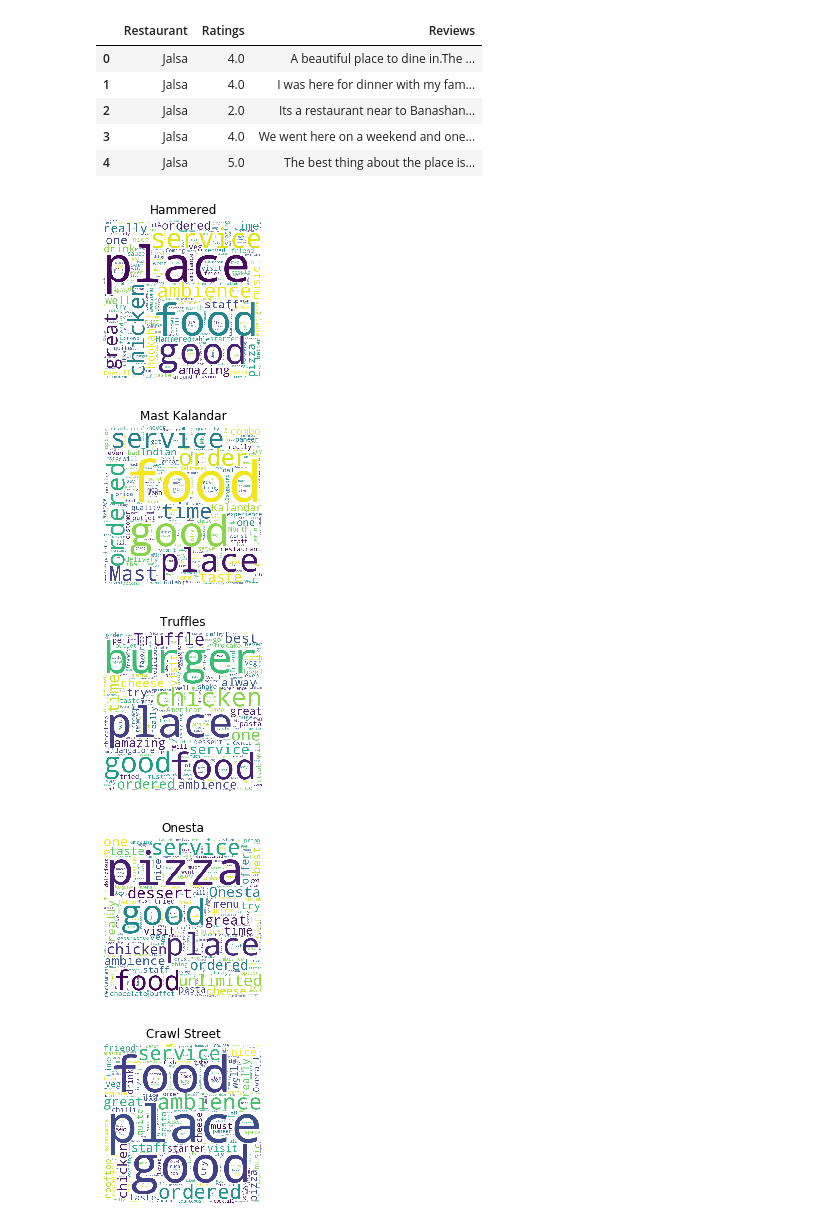
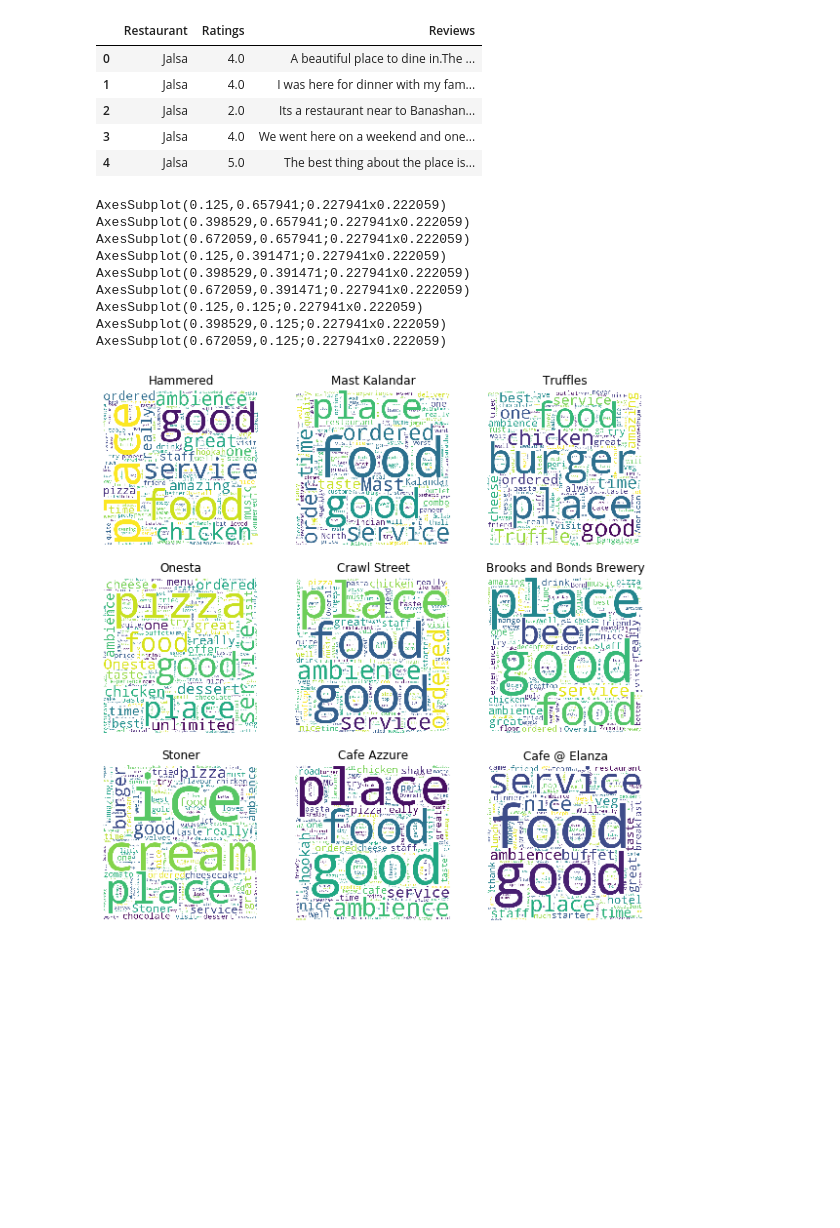
Before and after one commit to robinsaheb/ResturantReviews, a Jupyter notebook: Zomato Notebook.ipynb, the cells around one changed output. Drawn from its saved outputs; the diff is of its cells as text; code cells hidden in the pictures; blank space fills up the shorter version.

```diff
--- a/Zomato Notebook.ipynb
+++ b/Zomato Notebook.ipynb
@@ -161,9 +158,10 @@ restType = zomato['rest_type'].value_counts()[:9]
 # %%
 # Getting most common dishes for each type of restaurant
-i = 0
-for rest in restType.index:
-    plt.figure(figsize=(10,10))
-    plt.subplot(3, 3, i+1)
+fig, ax = plt.subplots(3, 3, figsize=(10, 10))
+# Getting different restaurant type
+restType = zomato['rest_type'].value_counts()[:9]
+
+for rest, subplot in zip(restType.index, ax.flatten()):
 
     # Getting the dishes for different restaurant types
     corpus = zomato[zomato['rest_type']==rest]['dish_liked1'].values.tolist()
@@ -174,9 +172,9 @@ for rest in restType.index:
     # Generating Word Cloud
     wordcloud = WordCloud(max_font_size=None, background_color='white', collocations=False,
                       width=500, height=500).generate(corpus)
-
+    plt.subplot(subplot)
     plt.imshow(wordcloud)
     plt.title(rest)
     plt.axis("off")
-    i+=1
+plt.show()
 # %% [output]
@@ -214,30 +204,38 @@ ratings.head()
 | 4 | Jalsa | 5.0 | The best thing about the place is... |
 # %%
 # Making wordcloud for ratings
+fig, ax = plt.subplots(3, 3, figsize=(10, 10))
 rest = ratings['Restaurant'].value_counts()[:9]
-i=0
-for r in rest.index:
+#i=0
+for r, subplot in zip(rest.index, ax.flatten()):
 
-    plt.figure(figsize=(10, 10))
-    plt.subplot(3, 3, i+1)
+    #plt.figure(figsize=(10, 10))
+    #plt.subplot(3, 3, i+1)
 
     # Getting all the ratings for different Restaurant
     corpus = ratings[ratings['Restaurant']==r]['Reviews'].values.tolist()
 
     # Getting all the ratings
     corpus = ' '.join(x for x in corpus)
 
     # Making a wordcloud
     wordcloud = WordCloud(max_font_size=None, background_color='white', collocations=False,
                       width=500, height=500).generate(corpus)
-
+    print(subplot)
+    plt.subplot(subplot)
     plt.imshow(wordcloud)
     plt.title(r)
     plt.axis('off')
-    i+=1
+plt.show()
+    #i+=1
 # %% [output]
+AxesSubplot(0.125,0.657941;0.227941x0.222059)
+AxesSubplot(0.398529,0.657941;0.227941x0.222059)
+AxesSubplot(0.672059,0.657941;0.227941x0.222059)
+AxesSubplot(0.125,0.391471;0.227941x0.222059)
+AxesSubplot(0.398529,0.391471;0.227941x0.222059)
+AxesSubplot(0.672059,0.391471;0.227941x0.222059)
+AxesSubplot(0.125,0.125;0.227941x0.222059)
+AxesSubplot(0.398529,0.125;0.227941x0.222059)
+AxesSubplot(0.672059,0.125;0.227941x0.222059)
-[figure, old version]
+[figure, new version]
-[figure, removed]
-[figure, removed]
-[figure, removed]
-[figure, removed]
```
Also changed, not shown: parts of 8 cells of this notebook.
